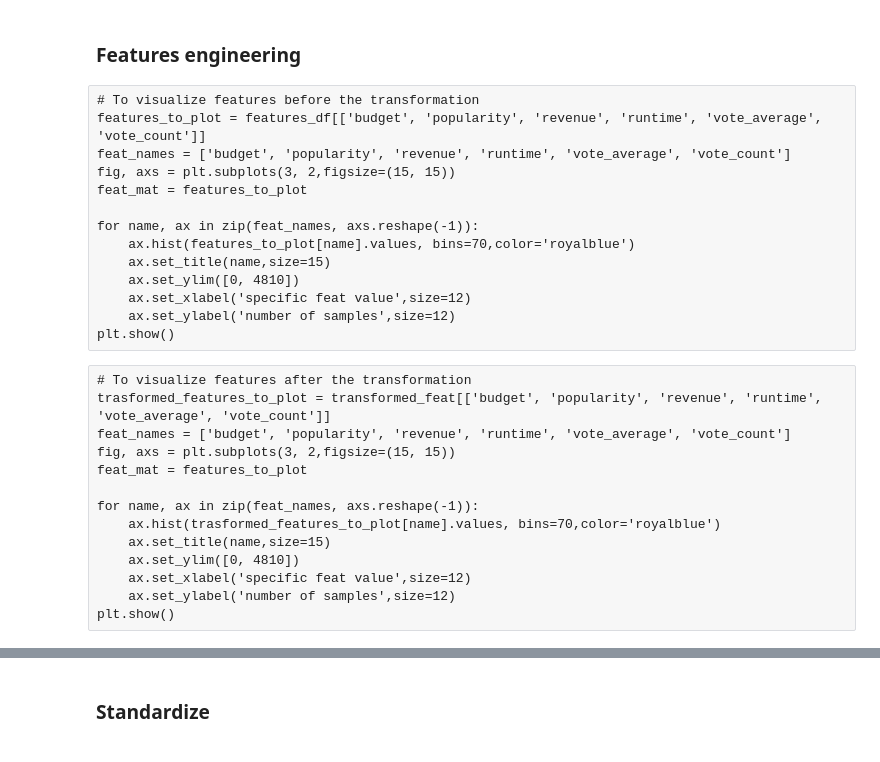
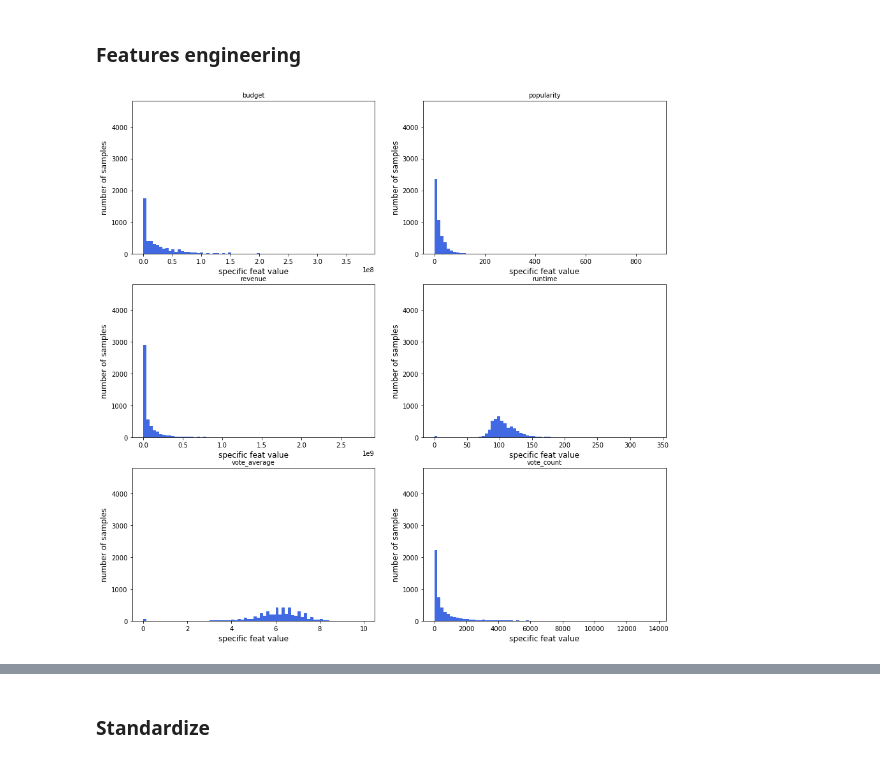
Before and after one commit to antoine-spahr/NTDS, a Jupyter notebook: Project/Machine_Learning.ipynb, the cells around one changed output, grey strips where cells are left out. Drawn from its saved outputs; the diff is of its cells as text; code cells hidden in the pictures.

Commit message:
Figures

```diff
--- a/Project/Machine_Learning.ipynb
+++ b/Project/Machine_Learning.ipynb
@@ -98,18 +83,20 @@ Name: Nominations, dtype: int64
 # %% [markdown]
 ### Features engineering
-# %% [raw]
-# To visualize features before the transformation
-features_to_plot = features_df[['budget', 'popularity', 'revenue', 'runtime', 'vote_average', 'vote_count']]
-feat_names = ['budget', 'popularity', 'revenue', 'runtime', 'vote_average', 'vote_count']
-fig, axs = plt.subplots(3, 2,figsize=(15, 15))
-feat_mat = features_to_plot
-
-for name, ax in zip(feat_names, axs.reshape(-1)):
-    ax.hist(features_to_plot[name].values, bins=70,color='royalblue')
-    ax.set_title(name,size=15)
-    ax.set_ylim([0, 4810])
-    ax.set_xlabel('specific feat value',size=12)
-    ax.set_ylabel('number of samples',size=12)
-plt.show()
+# %%
+# To visualize features distribution
+features_to_plot = features_df[['budget', 'popularity', 'revenue', 'runtime', 'vote_average', 'vote_count']]
+feat_names = ['budget', 'popularity', 'revenue', 'runtime', 'vote_average', 'vote_count']
+fig, axs = plt.subplots(3, 2,figsize=(15, 15))
+feat_mat = features_to_plot
+
+for name, ax in zip(feat_names, axs.reshape(-1)):
+    ax.hist(features_to_plot[name].values, bins=70,color='royalblue')
+    ax.set_title(name,size=10)
+    ax.set_ylim([0, 4810])
+    ax.set_xlabel('specific feat value',size=12)
+    ax.set_ylabel('number of samples',size=12)
+plt.show()
+# %% [output]
+[figure, added]
 # %%
 def feat_transform(x):
@@ -127,17 +121,3 @@ feat_names = ['budget', 'popularity', 'revenue', 'vote_count']
 transformed_feat = features_df.copy()
 for name in feat_names:
     transformed_feat[name] = feat_transform(features_to_transform[name])
-# %% [raw]
-# To visualize features after the transformation
-trasformed_features_to_plot = transformed_feat[['budget', 'popularity', 'revenue', 'runtime', 'vote_average', 'vote_count']]
-feat_names = ['budget', 'popularity', 'revenue', 'runtime', 'vote_average', 'vote_count']
-fig, axs = plt.subplots(3, 2,figsize=(15, 15))
-feat_mat = features_to_plot
-
-for name, ax in zip(feat_names, axs.reshape(-1)):
-    ax.hist(trasformed_features_to_plot[name].values, bins=70,color='royalblue')
-    ax.set_title(name,size=15)
-    ax.set_ylim([0, 4810])
-    ax.set_xlabel('specific feat value',size=12)
-    ax.set_ylabel('number of samples',size=12)
-plt.show()
```
Also changed, not shown: parts of 65 cells of this notebook, 1 other file.
